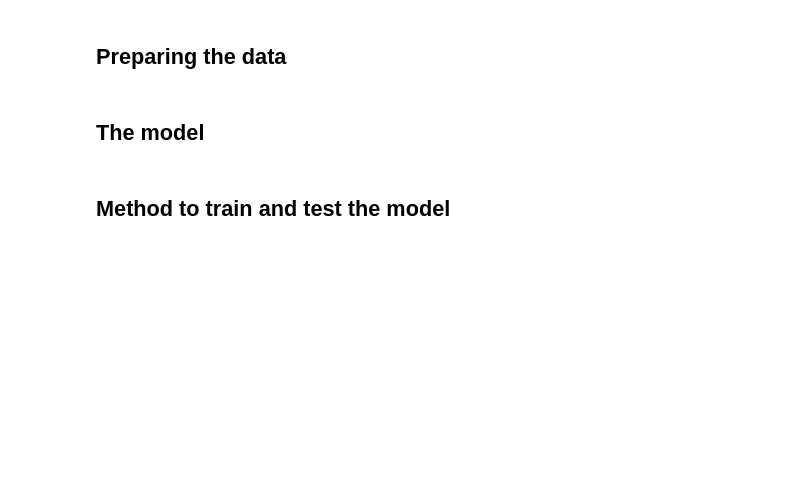
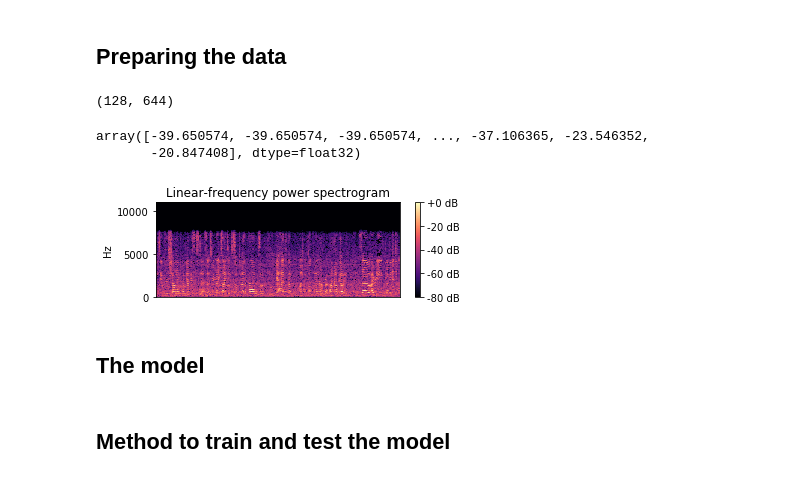
Before and after one commit to asafam/biu-advanced-deep-learning, a Jupyter notebook: voice-similarity.ipynb, the cells around one changed output. Cells and saved outputs as stored; diff of their text form; code cells hidden in the pictures; blank space fills up the shorter version.

Commit message:
Showing spectogram

```diff
--- a/voice-similarity.ipynb
+++ b/voice-similarity.ipynb
@@ -15,12 +17,47 @@ from tqdm import tqdm
 # %% [markdown]
 ## Preparing the data
-# %%
-def audio_to_spectogram(path):
-    """
-    This method transforms wav audio files into spectograms"
-    :param path the path to the wav file
-    """
-    # TODO!
+# %%
+import os
+import librosa
+import librosa.display
+import numpy as np
+import matplotlib.pyplot as plt
+
+def audio_to_spectogram(file_path):
+    """
+    This method transforms wav audio files into spectograms"
+    :param path the path to the wav file
+    """
+    # TODO!
+
+    # Extract the mel-spectrogram
+    y, sr = librosa.load(file_path)
+    # Let's make and display a mel-scaled power (energy-squared) spectrogram
+    mel_spec = librosa.feature.melspectrogram(y, sr=sr,n_mels=128,hop_length=1024,n_fft=2048)
+    # Convert to log scale (dB). We'll use the peak power as reference.
+    log_mel_spec = librosa.amplitude_to_db(mel_spec)
+    #make dimensions of the array even 128x1292
+    log_mel_spec = np.resize(log_mel_spec,(128,644))
+    print(log_mel_spec.shape)
+    return log_mel_spec.flatten()
+
+def preview_spectogram(file_path):
+    y, sr = librosa.load(file_path)
+    plt.figure(figsize=(12, 8))
+    D = librosa.amplitude_to_db(np.abs(librosa.stft(y)), ref=np.max)
+    plt.subplot(4, 2, 1)
+    librosa.display.specshow(D, y_axis='linear')
+    plt.colorbar(format='%+2.0f dB')
+    plt.title('Linear-frequency power spectrogram')
+# %%
+file_path = PATH + '/sample.wav'
+preview_spectogram(file_path)
+audio_to_spectogram(file_path)
+# %% [output]
+(128, 644)
+array([-39.650574, -39.650574, -39.650574, ..., -37.106365, -23.546352,
+       -20.847408], dtype=float32)
+[figure, added]
 # %%
 class CelebsVoicePair(torch.utils.data.Dataset):
     """
```
Also changed, not shown: parts of 1 cell of this notebook.
